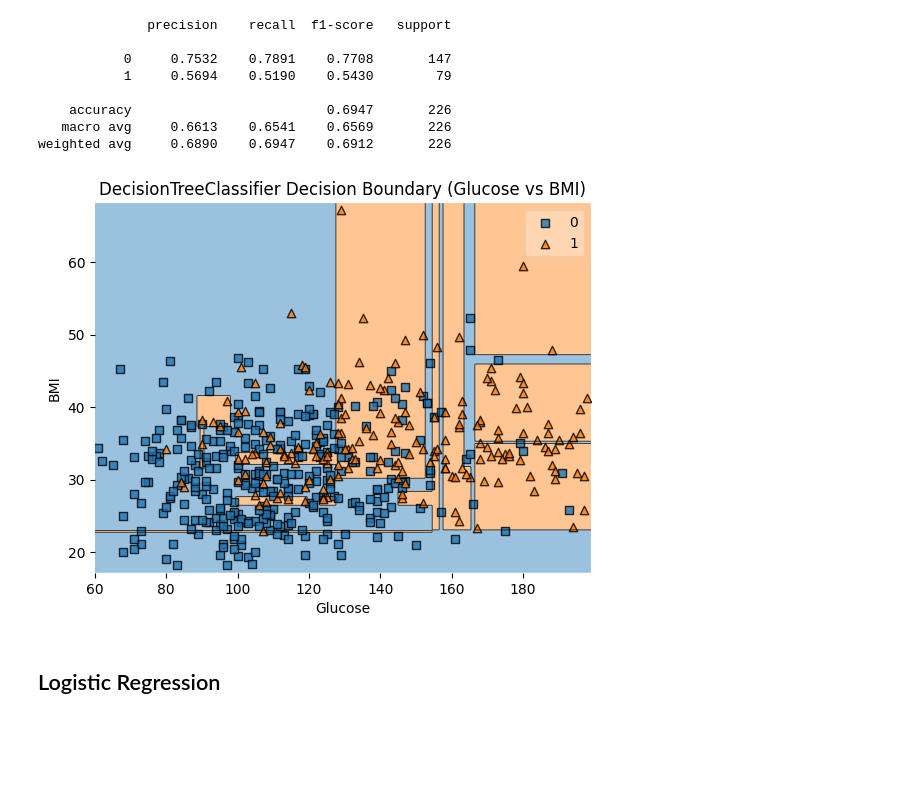
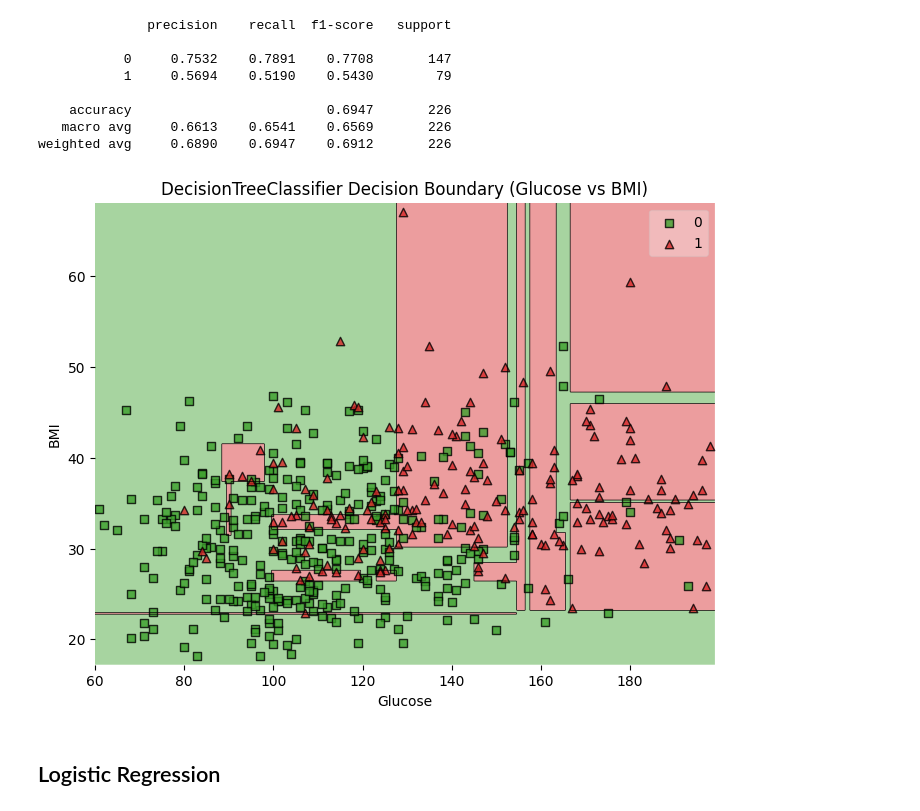
Before and after one commit to Maxstef/data-loves-ml-for-people-course, a Jupyter notebook: notebooks/2_4_ensembles_cross_val/0_3_ensembles_basic.ipynb, the cells around one changed output. Drawn from its saved outputs; the diff is of its cells as text; code cells hidden in the pictures; blank space fills up the shorter version.

```diff
--- a/notebooks/2_4_ensembles_cross_val/0_3_ensembles_basic.ipynb
+++ b/notebooks/2_4_ensembles_cross_val/0_3_ensembles_basic.ipynb
@@ -91,15 +93,26 @@ X_bmi_train.plot.scatter(x='Glucose', y='BMI', c=y_bmi_train, cmap='winter', fig
 # %% [markdown]
 ## kNN model
 # %%
+import warnings
+warnings.filterwarnings('ignore')
+
 def get_report(model, X_test, y_true):
     y_pred = model.predict(X_test)
     print(classification_report(y_true, y_pred, digits=4))
 
-def plot_decision_boundary(model, X, y):
+def plot_decision_boundary(
+    model, X, y,
+    figsize=(8,6),
+    colors="#1f77b4,#ff7f0e,#3ca02c,#d62728,#9467bd,#8c564b,#e377c2,#7f7f7f,#bcbd22,#17becf"
+):
+
+    plt.figure(figsize=figsize)
+
     ax = plot_decision_regions(
         X.values,
         y.values,
-        model
+        model,
+        colors=colors
     )
 
     plt.xlabel(X.columns[0])
@@ -173,9 +187,9 @@ get_report(dt_bmi, X_bmi_test, y_bmi_test)
    macro avg     0.6613    0.6541    0.6569       226
 weighted avg     0.6890    0.6947    0.6912       226
 # %%
-plot_decision_boundary(dt_bmi, X_bmi_train, y_bmi_train)
+plot_decision_boundary(dt_bmi, X_bmi_train, y_bmi_train, colors="#3ca02c,#d62728")
 # %% [output]
-[figure, old version]
+[figure, new version]
 # %% [markdown]
 ## Logistic Regression
 # %%
```
Also changed, not shown: parts of 51 cells of this notebook.
